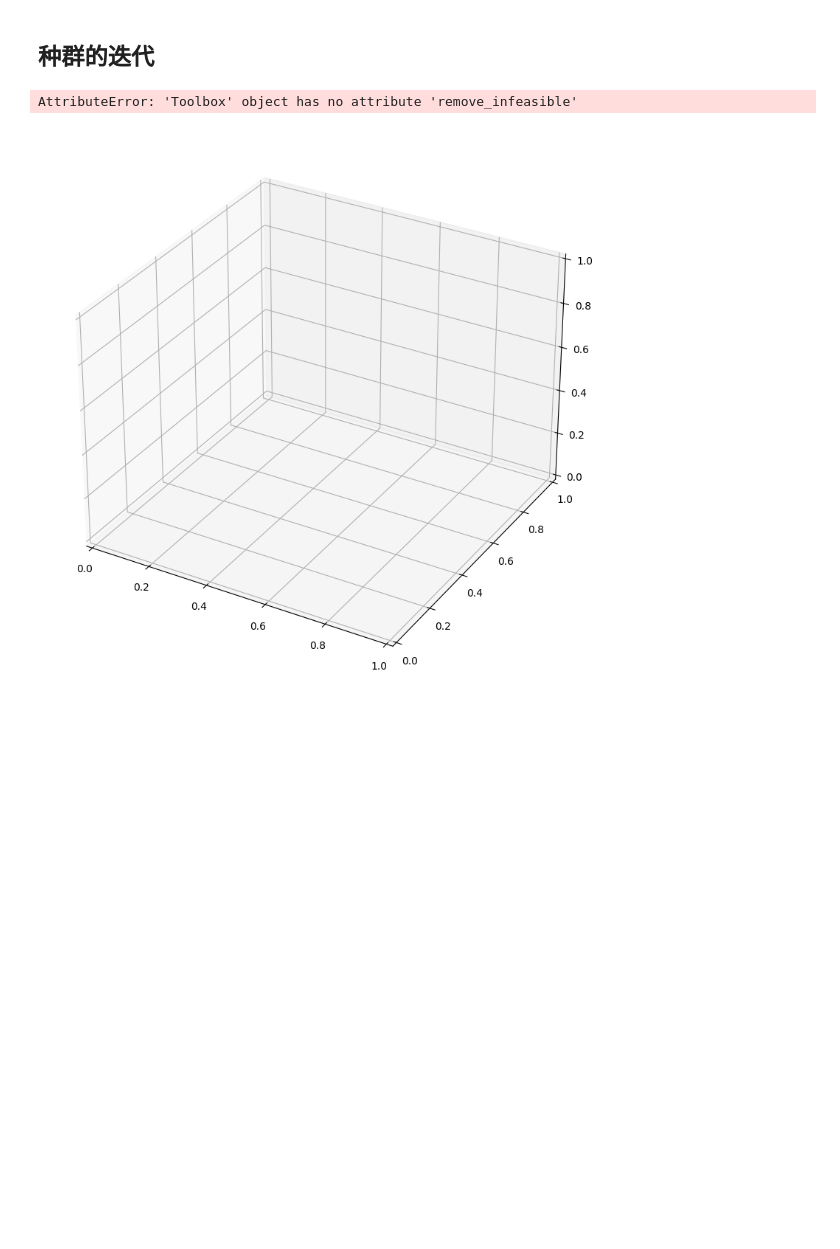
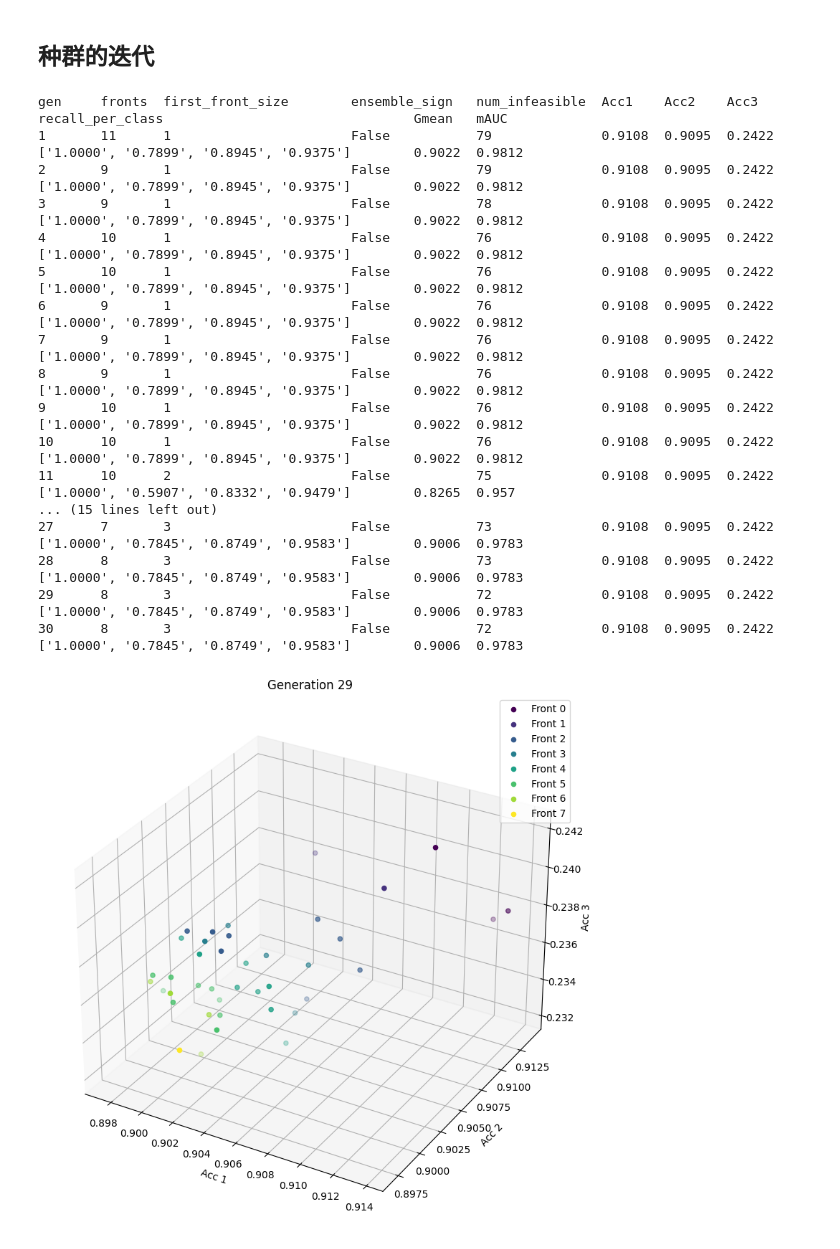
Before and after one commit to zhaishichao/InstanceSelection, a Jupyter notebook: instance_selection/multi_objective/ensemble_for_pareto_front.ipynb, the cells around one changed output. Saved outputs shown, nothing was run; the diff lists cells and outputs as text; code cells hidden in the pictures; blank space fills up the shorter version.

```diff
--- a/instance_selection/multi_objective/ensemble_for_pareto_front.ipynb
+++ b/instance_selection/multi_objective/ensemble_for_pareto_front.ipynb
@@ -131,6 +147,7 @@ toolbox.register("get_feasible_infeasible", get_feasible_infeasible, Acc1=Acc1,
 # %% [markdown]
 ## 种群的迭代
 # %%
+from instance_selection.multi_objective.genetic_operator import selTournamentNDCD
 from instance_selection.multi_objective.ensemble_operator import vote_ensembles
 from sklearn.model_selection import StratifiedKFold, cross_val_predict
 from utils.dataset_utils import get_subset
@@ -166,7 +183,7 @@ def main(seed=None):
     learning_rate = 0.001
     hidden_size = 20
     max_iter = 500
-    cv = StratifiedKFold(n_splits=5, shuffle=True, random_state=42)  # 配置五折交叉验证
+    cv = StratifiedKFold(n_splits=5, shuffle=True, random_state=42)  # 配置5-folds交叉验证
 
     # 计算适应度
     def train_mlp_get_fitness_values(individual, random_seed):
@@ -187,7 +204,7 @@ def main(seed=None):
     ####################################迭代过程的记录#############################
     stats = tools.Statistics(lambda ind: ind.fitness.values)
     logbook = tools.Logbook()
-    logbook.header = "gen", "fronts", "first_front_size", "num_duplicates", "num_infeasible", "Acc1", "Acc2", "Acc3", "recall_per_class", "Gmean", "mAUC"
+    logbook.header = "gen", "fronts", "first_front_size", "ensemble_sign", "num_infeasible", "Acc1", "Acc2", "Acc3", "recall_per_class", "Gmean", "mAUC"
     ####################################种群的初始化###########################
     pop = toolbox.population(n=POPSIZE)
     ####################################计算初始种群的适应度###########################
@@ -199,8 +216,10 @@ def main(seed=None):
     pop = toolbox.select(pop, len(pop))
     ####################################种群的迭代#################################################
     for gen in range(1, NGEN + 1):
+        ensemble_sign = False
         # 选择
-        offspring = tools.selTournamentDCD(pop, POPSIZE)
+        # offspring = selTournamentNDCD(pop, POPSIZE, tournsize=3)
+        offspring = selTournamentDCD(pop, POPSIZE)
         offspring = [toolbox.clone(ind) for ind in offspring]
         # 交叉
         for i in range(0, len(offspring) - 1, 2):
@@ -219,57 +238,76 @@ def main(seed=None):
             train_mlp_get_fitness_values(offspring[i], random_seed + i)
         # 种群的合并
         pop = pop + offspring
-        duplicates = toolbox.find_duplicates(pop)
-        pop, num_duplicates = toolbox.remove_duplicates(pop, duplicates)
-        # 去重
+
+        # 合并后去重
         duplicates = toolbox.find_duplicates(pop)
         pop, num_duplicates = toolbox.remove_duplicates(pop, duplicates)
 
         # 保证去重后的个体数大于等于种群数量
         while len(pop) < POPSIZE:
-            for i in range(0, len(offspring) - 1, 2):
+            for i in range(0, len(offspring)):
                 offspring[i] = toolbox.mutate(offspring[i], MR)[0]
-                offspring[i + 1] = toolbox.mutate(offspring[i + 1], MR)[0]
-                del offspring[i].fitness.values, offspring[i + 1].fitness.values
-            # 计算种群适应度
-            for i in range(len(offspring)):
+                del offspring[i].fitness.values
                 train_mlp_get_fitness_values(offspring[i], random_seed + i)
             # 种群的合并
             pop = pop + offspring
+            # 合并后去重
             duplicates = toolbox.find_duplicates(pop)
             pop, _ = toolbox.remove_duplicates(pop, duplicates)
         ###############################################得到pareto_fronts############################################
-        pop, infeasible_pop = toolbox.remove_infeasible(pop)
-        pop = toolbox.select(pop, POPSIZE)
+        feasible_pop, infeasible_pop = toolbox.get_feasible_infeasible(pop)
+        if len(feasible_pop) >= POPSIZE:
+            ensemble_sign = True
+            pop = toolbox.select(feasible_pop, POPSIZE)
+        else:
+            pop = feasible_pop + infeasible_pop[:POPSIZE - len(feasible_pop)]
+            pop = toolbox.select(pop, POPSIZE)
         pareto_fronts = tools.sortNondominated(pop, POPSIZE)
         record = stats.compile(pop)
         # 保存第一个等级里的mlp模型进行集成
         for ind in pareto_fronts[0]:
             ensembles.clear()
             ensembles.append(ind.mlp)
-        Acc1 = pareto_fronts[0][0].fitness.values[0]
-        Acc2 = pareto_fronts[0][0].fitness.values[1]
-        Acc3 = pareto_fronts[0][0].fitness.values[2]
+        ind_Acc1 = pareto_fronts[0][0].fitness.values[0]
+        ind_Acc2 = pareto_fronts[0][0].fitness.values[1]
+        ind_Acc3 = pareto_fronts[0][0].fitness.values[2]
         g_mean, m_auc, recall_per_class = vote_ensembles(ensembles, x_test, y_test)
         logbook.record(gen=gen, fronts=len(pareto_fronts), first_front_size=len(pareto_fronts[0]),
-                       num_duplicates=num_duplicates, num_infeasible=len(infeasible_pop), Acc1=Acc1, Acc2=Acc2, Acc3=Acc3,
+                       ensemble_sign=ensemble_sign, num_infeasible=len(infeasible_pop), Acc1=ind_Acc1, Acc2=ind_Acc2,
+                       Acc3=ind_Acc3,
                        recall_per_class=recall_per_class, Gmean=g_mean, mAUC=m_auc, **record)
         print(logbook.stream)
         pareto_fronts_history.append(pareto_fronts)  # 记录每一代中不同等级的pareto front
     # 使用 FuncAnimation 生成动画
     savepath = "C:/Users/zsc/Desktop/"
     writer = PillowWriter(fps=10)  # 设置帧率
     anim = FuncAnimation(fig, update, frames=len(pareto_fronts_history), interval=200)
     anim.save(savepath + datasetname + "_pareto_front.gif", writer=writer)
     plt.show()
     return pop, stats, ensembles
 
 
 if __name__ == "__main__":
     pop, stats, ensembles = main()
     print("##############################集成分类器的预测结果：################################")
     g_mean, m_auc, recall_per_class = vote_ensembles(ensembles, x_test, y_test, show_result=True)
     print(f"最终的集成分类结果：Recall_Per_Class{recall_per_class}，Gmean：{g_mean}，mAUC：{m_auc}")
 # %% [output]
-AttributeError: 'Toolbox' object has no attribute 'remove_infeasible'
+gen     fronts  first_front_size        ensemble_sign   num_infeasible  Acc1    Acc2    Acc3    recall_per_class                                Gmean   mAUC
+1       11      1                       False           79              0.9108  0.9095  0.2422  ['1.0000', '0.7899', '0.8945', '0.9375']        0.9022  0.9812
+2       9       1                       False           79              0.9108  0.9095  0.2422  ['1.0000', '0.7899', '0.8945', '0.9375']        0.9022  0.9812
+3       9       1                       False           78              0.9108  0.9095  0.2422  ['1.0000', '0.7899', '0.8945', '0.9375']        0.9022  0.9812
+4       10      1                       False           76              0.9108  0.9095  0.2422  ['1.0000', '0.7899', '0.8945', '0.9375']        0.9022  0.9812
+5       10      1                       False           76              0.9108  0.9095  0.2422  ['1.0000', '0.7899', '0.8945', '0.9375']        0.9022  0.9812
+6       9       1                       False           76              0.9108  0.9095  0.2422  ['1.0000', '0.7899', '0.8945', '0.9375']        0.9022  0.9812
+7       9       1                       False           76              0.9108  0.9095  0.2422  ['1.0000', '0.7899', '0.8945', '0.9375']        0.9022  0.9812
+8       9       1                       False           76              0.9108  0.9095  0.2422  ['1.0000', '0.7899', '0.8945', '0.9375']        0.9022  0.9812
+9       10      1                       False           76              0.9108  0.9095  0.2422  ['1.0000', '0.7899', '0.8945', '0.9375']        0.9022  0.9812
+10      10      1                       False           76              0.9108  0.9095  0.2422  ['1.0000', '0.7899', '0.8945', '0.9375']        0.9022  0.9812
+11      10      2                       False           75              0.9108  0.9095  0.2422  ['1.0000', '0.5907', '0.8332', '0.9479']        0.8265  0.957
+... (15 lines left out)
+27      7       3                       False           73              0.9108  0.9095  0.2422  ['1.0000', '0.7845', '0.8749', '0.9583']        0.9006  0.9783
+28      8       3                       False           73              0.9108  0.9095  0.2422  ['1.0000', '0.7845', '0.8749', '0.9583']        0.9006  0.9783
+29      8       3                       False           72              0.9108  0.9095  0.2422  ['1.0000', '0.7845', '0.8749', '0.9583']        0.9006  0.9783
+30      8       3                       False           72              0.9108  0.9095  0.2422  ['1.0000', '0.7845', '0.8749', '0.9583']        0.9006  0.9783
-[figure, old version]
+[figure, new version]
```
Also changed, not shown: parts of 3 cells of this notebook, 3 other files.
